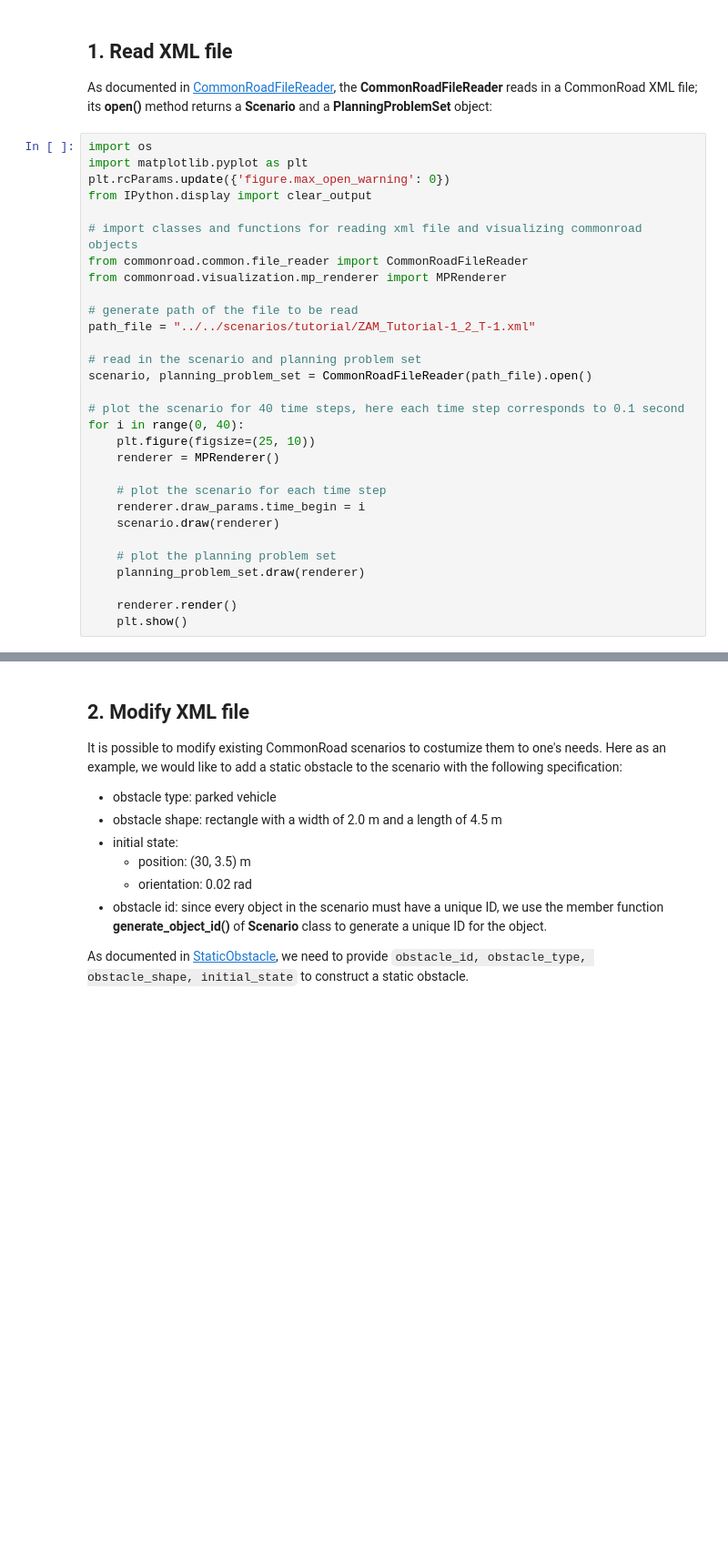
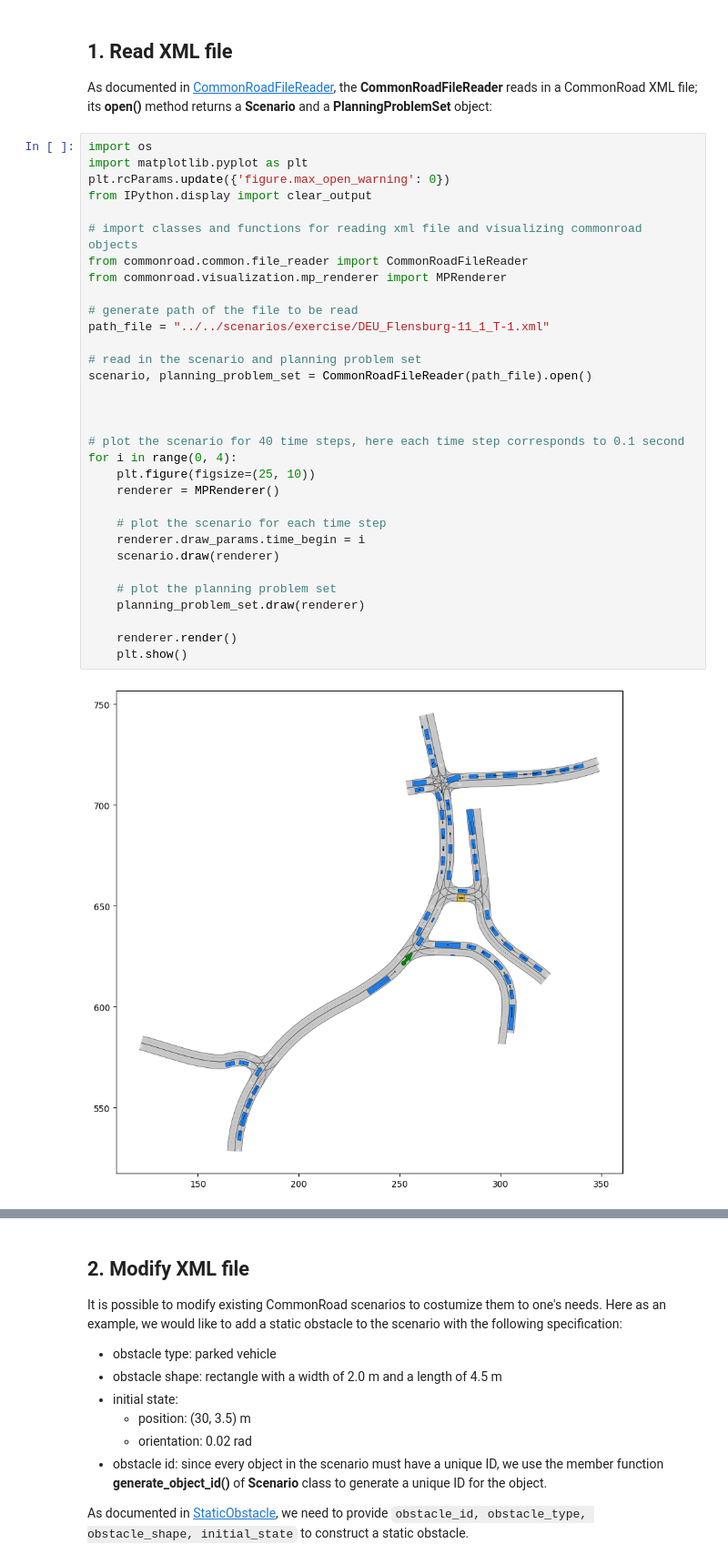
Before and after one commit to EmanuelMedinaAraujo/CommonRoadSearch, a Jupyter notebook: tutorials/0_commonroad_input-output/tutorial_commonroad_input-output.ipynb, the cells around one changed output, grey strips where cells are left out. Shown at 91% size. Saved outputs shown, nothing was run; the diff lists cells and outputs as text; blank space fills up the shorter version.

Commit message:
Solved bonus exercise

```diff
--- a/tutorials/0_commonroad_input-output/tutorial_commonroad_input-output.ipynb
+++ b/tutorials/0_commonroad_input-output/tutorial_commonroad_input-output.ipynb
@@ -18,30 +18,34 @@ As documented in [CommonRoadFileReader](https://cps.pages.gitlab.lrz.de/commonro
 # %%
 import os
 import matplotlib.pyplot as plt
 plt.rcParams.update({'figure.max_open_warning': 0})
 from IPython.display import clear_output
 
 # import classes and functions for reading xml file and visualizing commonroad objects
 from commonroad.common.file_reader import CommonRoadFileReader
 from commonroad.visualization.mp_renderer import MPRenderer
 
 # generate path of the file to be read
-path_file = "../../scenarios/tutorial/ZAM_Tutorial-1_2_T-1.xml"
+path_file = "../../scenarios/exercise/DEU_Flensburg-11_1_T-1.xml"
 
 # read in the scenario and planning problem set
 scenario, planning_problem_set = CommonRoadFileReader(path_file).open()
 
+
+
 # plot the scenario for 40 time steps, here each time step corresponds to 0.1 second
-for i in range(0, 40):
+for i in range(0, 4):
     plt.figure(figsize=(25, 10))
     renderer = MPRenderer()
 
     # plot the scenario for each time step
     renderer.draw_params.time_begin = i
     scenario.draw(renderer)
 
     # plot the planning problem set
     planning_problem_set.draw(renderer)
 
     renderer.render()
     plt.show()
+# %% [output]
+[figure, added]
```
Also changed, not shown: parts of 3 cells of this notebook, 14 other files.
